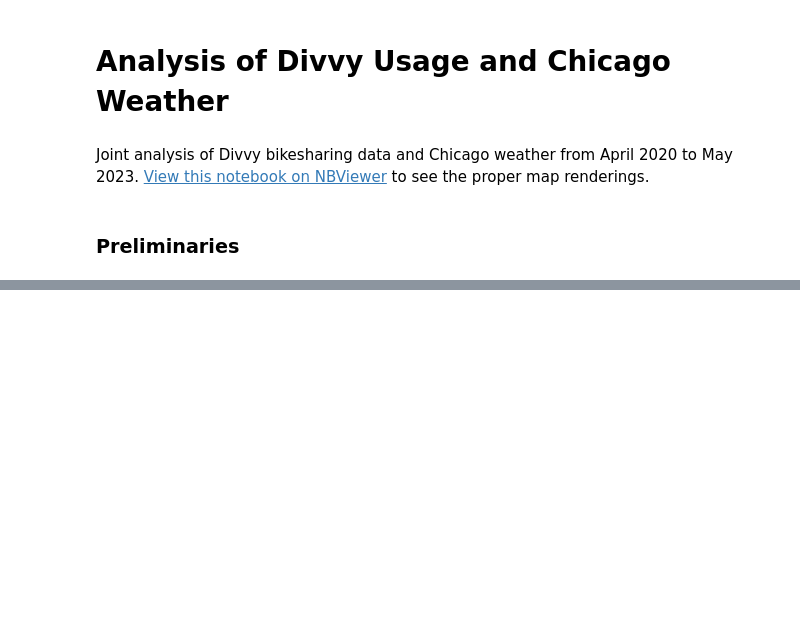
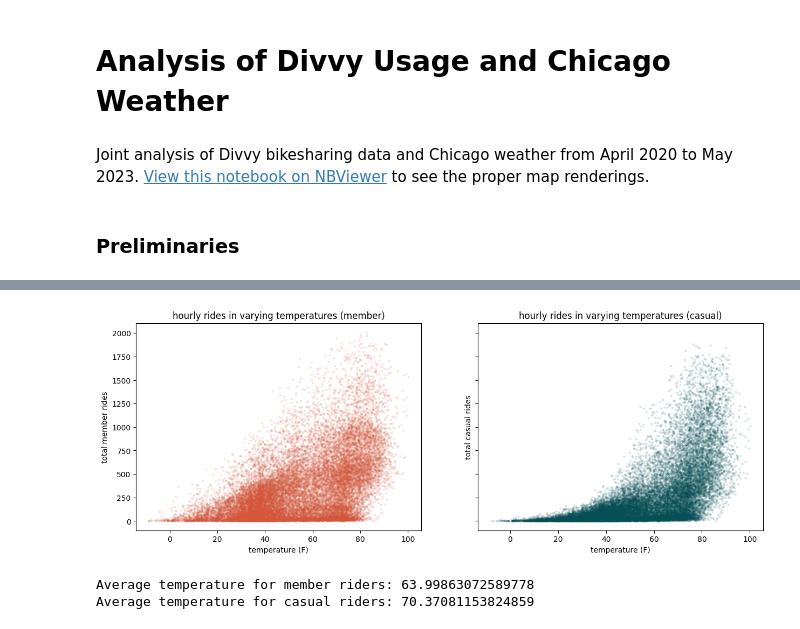
Before and after one commit to pollyren/divvy, a Jupyter notebook: analysis/weather_analysis.ipynb, the cells around one changed output, grey strips where cells are left out. Saved outputs shown, nothing was run; the diff lists cells and outputs as text; code cells hidden in the pictures; blank space fills up the shorter version.

```diff
--- a/analysis/weather_analysis.ipynb
+++ b/analysis/weather_analysis.ipynb
@@ -64,0 +114,4 @@ data.head()
+# %%
+member_casual = ['member','casual']
+classic_electric = ['classic','electric']
+colours = ['#D5573B','#074F57','#449DD1','#0E0E52']
@@ -64,0 +133,19 @@ data.head()
+# %%
+fig, axes = plt.subplots(1, 2, figsize=(15,5), sharey=True)
+for i in range(2):
+    axes[i].scatter(data['temp'], data['total_{}_counts'.format(member_casual[i])], s=5, c=colours[i], alpha=0.1)
+    axes[i].set_xlabel('temperature (F)')
+    axes[i].set_ylabel('total {} rides'.format(member_casual[i]))
+    axes[i].set_title('hourly rides in varying temperatures ({})'.format(member_casual[i]))
+# %% [output]
+[figure, added]
+# %%
+for i in range(2):
+    tmp = member_casual[i]
+    print(
+        f'Average temperature for {tmp} riders:',
+        (data['temp']*data[f'total_{tmp}_counts']).sum() / data[f'total_{tmp}_counts'].sum()
+    )
+# %% [output]
+Average temperature for member riders: 63.99863072589778
+Average temperature for casual riders: 70.37081153824859
```
Also changed, not shown: parts of 17 cells of this notebook.
